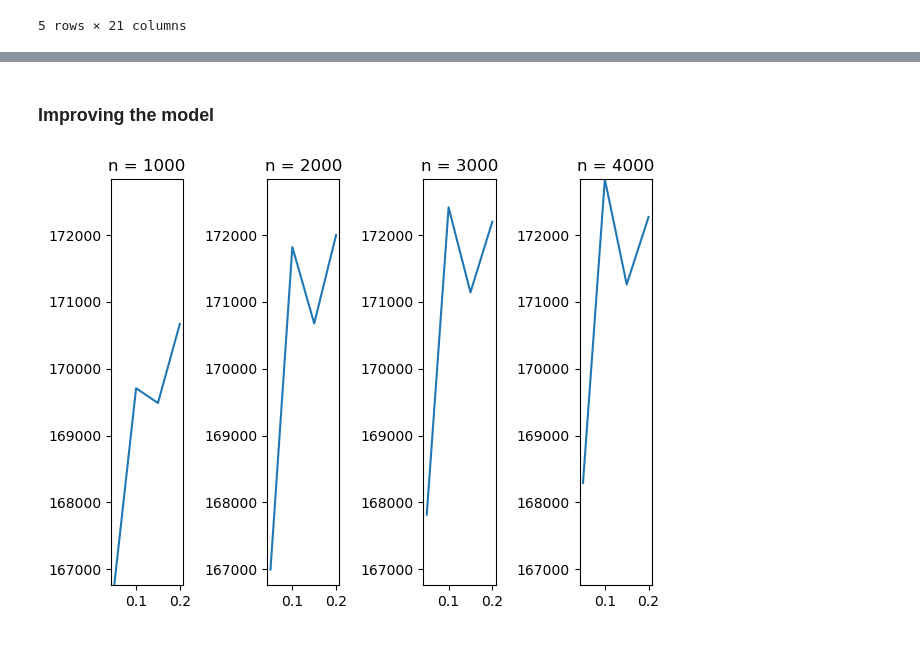
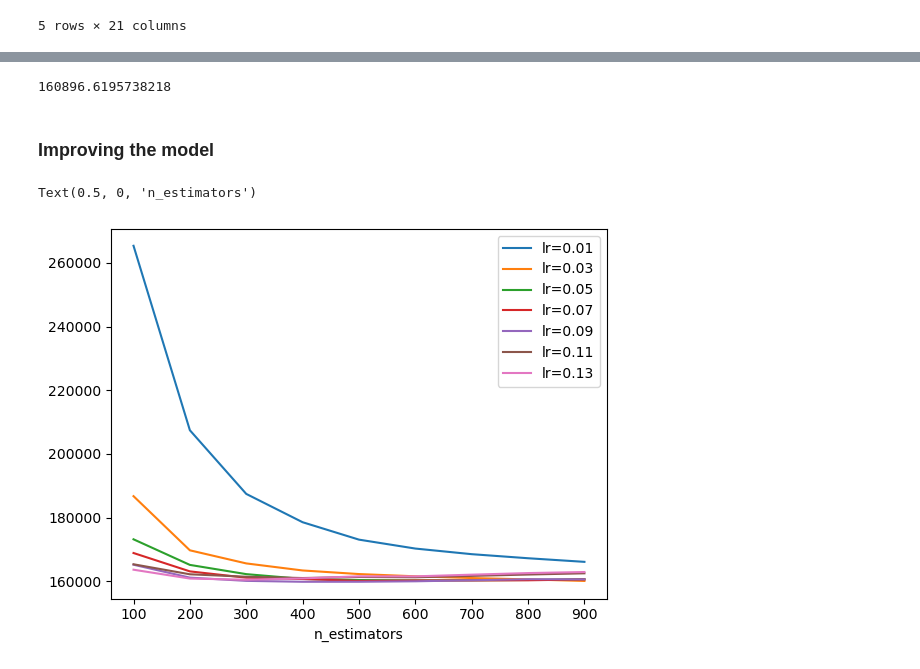
Before and after one commit to amunizb/ML_projects, a Jupyter notebook: house_prices.ipynb, the cells around one changed output, grey strips where cells are left out. Saved outputs shown, nothing was run; the diff lists cells and outputs as text; code cells hidden in the pictures.

Commit message:
implemented pipeline

```diff
--- a/house_prices.ipynb
+++ b/house_prices.ipynb
@@ -101,74 +81,74 @@ mae
+# %%
+# Predict and compute MAE
+from sklearn.metrics import mean_absolute_error
+
+prediction = pipeline.predict(X_valid)
+
+mae = mean_absolute_error(prediction, y_valid)
+mae
+# %% [output]
+160896.6195738218
 # %% [markdown]
 ### Improving the model
 # %%
 import numpy as np
-def get_score(n_estimators, learning_rate):
+def get_score(n_estimators, learning_rate=0.05):
 
-    my_model = XGBRegressor(n_estimators=n_estimators, learning_rate=learning_rate, n_jobs=8)
-    my_model.fit(imputed_X_train, y_train,
-                #  eval_set=[(imputed_X_valid, y_valid)],
-                # early_stopping_rounds=5,
-                verbose=False)
+    model = XGBRegressor(n_estimators=n_estimators, learning_rate=learning_rate, n_jobs=8)
+    pipeline = Pipeline(steps=[
+        ('pre', preprocessing),
+        ('model', model)
+    ])
 
-    mae = mean_absolute_error(my_model.predict(imputed_X_valid),y_valid)
+    pipeline.fit(X_train, y_train)
+
+    mae = mean_absolute_error(pipeline.predict(X_valid),y_valid)
     return mae
 
+n_estimators_range = range(100, 1000, 100)
+learning_rate_range = np.arange(0.01,0.15, step=0.02)
 
 results = {(n_estimators, learning_rate): get_score(n_estimators,learning_rate)
-           for n_estimators in range(1000, 10000, 1000) for learning_rate in np.arange(0.05,0.30, step=0.05)
+           for n_estimators in n_estimators_range for learning_rate in learning_rate_range
           }
 # %%
+#Plot MAEs
 import matplotlib.pyplot as plt
 from mpl_toolkits.mplot3d import Axes3D
 
+n_estimators_values = list(n_estimators_range)
+learning_rate_values = list(learning_rate_range)
+
+fig = plt.figure()
+for lr in learning_rate_values:
+    y = [results[(n_estimators,lr)] for n_estimators in n_estimators_values]
+    plt.plot(n_estimators_values, y, label=f'lr={lr:.2f}')
+plt.legend()
+plt.xlabel('n_estimators')
 
 
-n_estimators_values = list(range(1000, 5000, 1000))
-learning_rate_values = list(np.arange(0.05,0.20, step=0.05))
-
-n = len(n_estimators_values)
-fig, axs = plt.subplots(1, n)
-axs = axs.flatten()
-
-all_y_values = []
-for n_estimators in n_estimators_values:
-    for lr in learning_rate_values:
-        all_y_values.append(results[(n_estimators, lr)])
-y_min = min(all_y_values)
-y_max = max(all_y_values)
-
-
-for i, n_estimators in enumerate(n_estimators_values):
-    ax = axs[i]
-    y = [results[(n_estimators,learning_rate)] for learning_rate in learning_rate_values]
-    ax.plot(learning_rate_values, y)
-    ax.set_title(f'n = {n_estimators}')
-    ax.set_ylim(y_min, y_max)
-
-plt.tight_layout()
-
-
-
+#3d plot
 # N_estimators_values, Learning_rate_values = np.meshgrid(n_estimators_values,learning_rate_values)
 
 # Z = np.array(list(results.values())).reshape(len(n_estimators_values), len(Learning_rate_values))
 
 # N_estimators_values_flat = N_estimators_values.flatten()
 # Learning_rate_flat = Learning_rate_values.flatten()
 # Z_flat = Z.flatten()
 
 # fig = plt.figure(figsize=(10, 7))
 # ax = fig.add_subplot(111, projection='3d')
 
 # # Create the scatter plot
 # sc = ax.scatter(N_estimators_values_flat, Learning_rate_flat, Z_flat, c=Z_flat, cmap='viridis')
 
 # plt.colorbar(sc, label='Z value')
 
 # ax.set_xlabel('n_estimators')
 # ax.set_ylabel('learning rate')
 # ax.set_zlabel('MAE')
 
 # plt.show()
 # %% [output]
+Text(0.5, 0, 'n_estimators')
-[figure, old version]
+[figure, new version]
```
Also changed, not shown: parts of 8 cells of this notebook.
